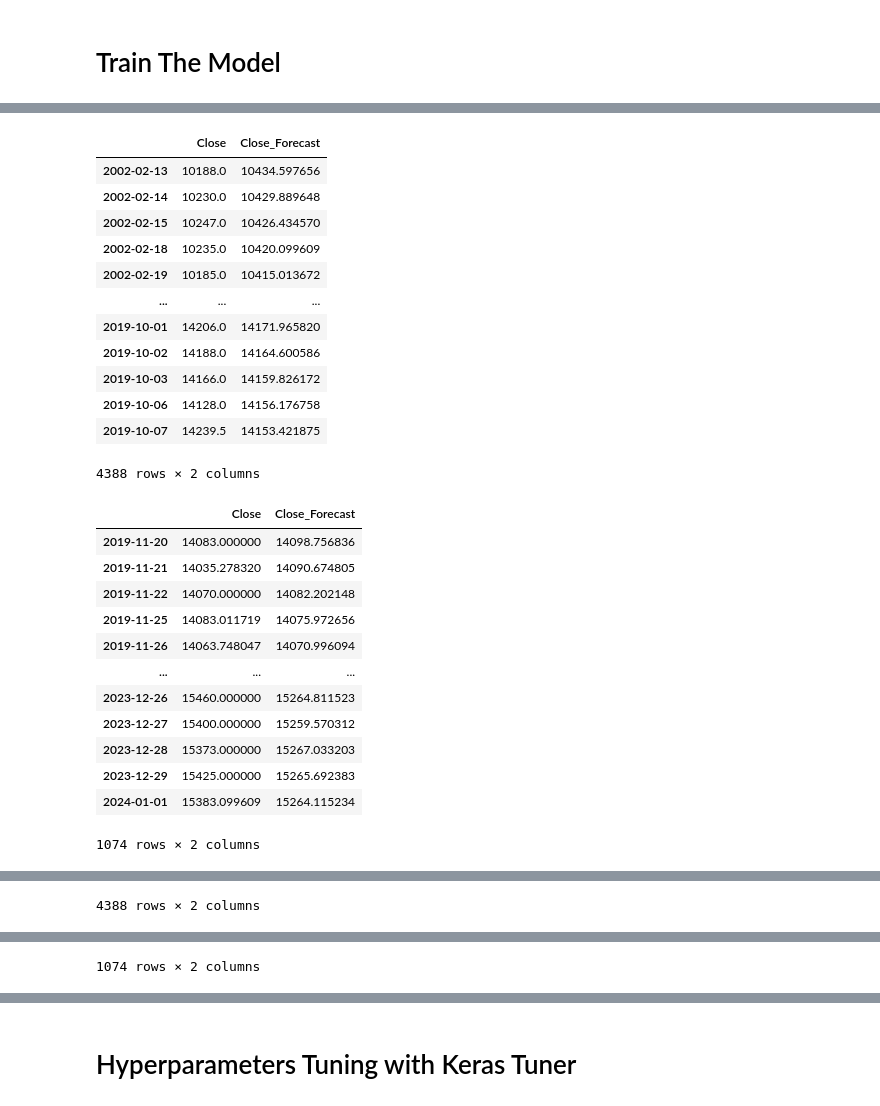
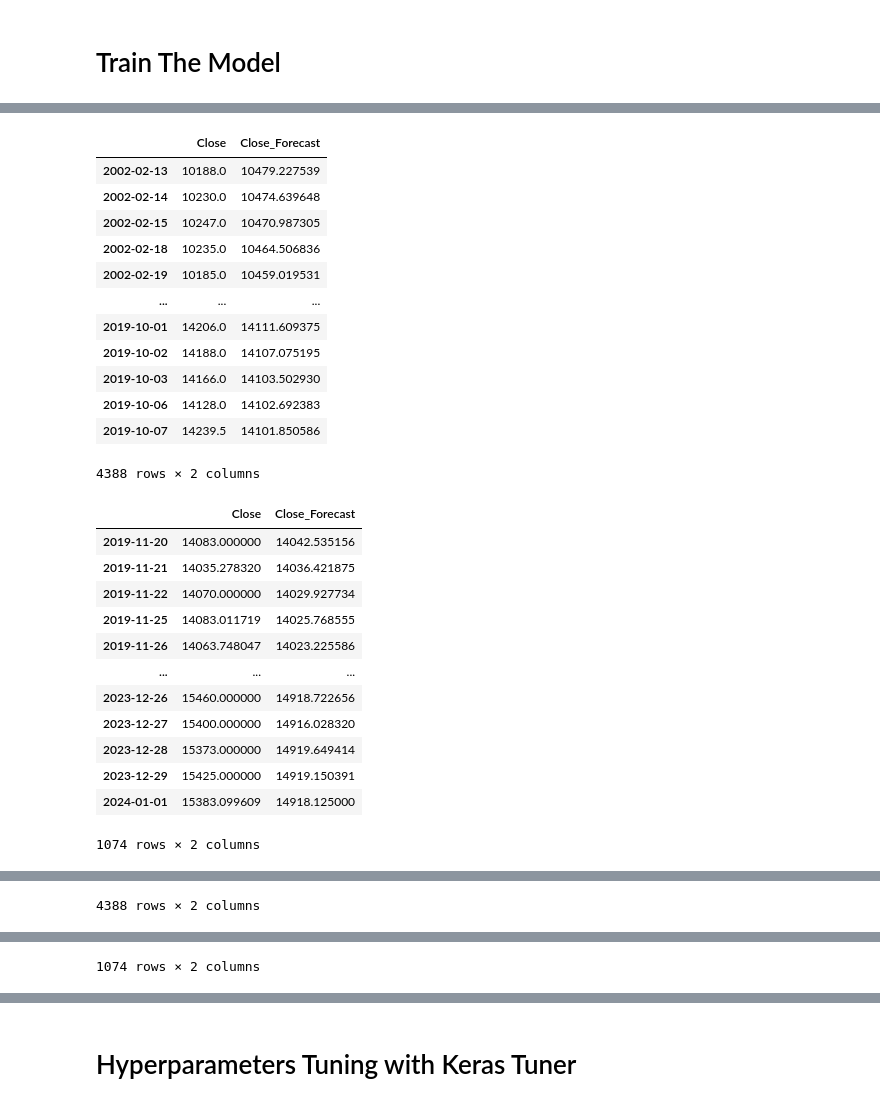
Before and after one commit to sayid-alt/usd_idr_exchange_prediction, a Jupyter notebook: Prediction_Analysis.ipynb, the cells around one changed output, grey strips where cells are left out. Saved outputs shown, nothing was run; the diff lists cells and outputs as text; code cells hidden in the pictures.

```diff
--- a/Prediction_Analysis.ipynb
+++ b/Prediction_Analysis.ipynb
@@ -569,20 +605,20 @@ Model: "functional_1"
 # %%
 # set Callbacks
 lr_reducer = tf.keras.callbacks.ReduceLROnPlateau(
-    monitor='val_mae',
+    monitor='val_rmse',
     factor=0.1,
     patience=5,
     verbose=3,
     mode='min',
     min_delta=0.00001,
     cooldown=0,
-    min_lr=0.0001,
+    min_lr=0.00001,
 )
 # %%
 # Fit the model
-history_lstm = model_lstm.fit(train_idrx,
+history_lstm = model_lstm.fit(train_windowed,
                          epochs=50,
-                         validation_data=valid_idrx,
+                         validation_data=valid_windowed,
                          batch_size=BATCH_SIZE, callbacks=[lr_reducer])
 # %% [output]
 Epoch 1/50
@@ -608,8 +644,8 @@ Epoch 50/50
 # %%
 # Fit the model
-history_gru = model_gru.fit(train_idrx,
+history_gru = model_gru.fit(train_windowed,
                          epochs=50,
-                         validation_data=valid_idrx,
+                         validation_data=valid_windowed,
                          batch_size=BATCH_SIZE, callbacks=[lr_reducer])
 # %% [output]
 Epoch 1/50
@@ -636,6 +672,8 @@ model_gru.save("gru_01.keras")
 def compare_forecast_on_df(history, series, windowed_series, save_csv: str = None):
     forecast = history.model.predict(windowed_series)
     forecast = scaler.inverse_transform(forecast)
+    forecast = np.mean(np.array(forecast), axis=1)
+    print(forecast.shape)
 
     forecast_df = pd.DataFrame(series['Close'][WINDOW_SIZE:])
     forecast_df['Close_Forecast'] = forecast
@@ -644,11 +682,11 @@ def compare_forecast_on_df(history, series, windowed_series, save_csv: str = Non
         forecast_df.to_csv(save_csv)
     return forecast_df
 # %%
-forecast_lstm_train_df = compare_forecast_on_df(history_lstm, train_series, train_idrx, save_csv='train_forecast_lstm.csv')
-forecast_lstm_valid_df = compare_forecast_on_df(history_lstm, valid_series, valid_idrx, save_csv='valid_forecast_lstm.csv')
+forecast_lstm_train_df = compare_forecast_on_df(history_lstm, train_series, train_windowed, save_csv='train_forecast_lstm.csv')
+forecast_lstm_valid_df = compare_forecast_on_df(history_lstm, valid_series, valid_windowed, save_csv='valid_forecast_lstm.csv')
 
-forecast_gru_train_df = compare_forecast_on_df(history_gru, train_series, train_idrx, save_csv='train_forecast_gru.csv')
-forecast_gru_valid_df = compare_forecast_on_df(history_gru, valid_series, valid_idrx, save_csv='valid_forecast_gru.csv')
+forecast_gru_train_df = compare_forecast_on_df(history_gru, train_series, train_windowed, save_csv='train_forecast_gru.csv')
+forecast_gru_valid_df = compare_forecast_on_df(history_gru, valid_series, valid_windowed, save_csv='valid_forecast_gru.csv')
 
 display(forecast_lstm_train_df)
 display(forecast_lstm_valid_df)
@@ -663,27 +706,27 @@ display(forecast_gru_valid_df)
 |  | Close | Close_Forecast |
-| 2002-02-13 | 10188.0 | 10434.597656 |
-| 2002-02-14 | 10230.0 | 10429.889648 |
-| 2002-02-15 | 10247.0 | 10426.434570 |
-| 2002-02-18 | 10235.0 | 10420.099609 |
-| 2002-02-19 | 10185.0 | 10415.013672 |
+| 2002-02-13 | 10188.0 | 10479.227539 |
+| 2002-02-14 | 10230.0 | 10474.639648 |
+| 2002-02-15 | 10247.0 | 10470.987305 |
+| 2002-02-18 | 10235.0 | 10464.506836 |
+| 2002-02-19 | 10185.0 | 10459.019531 |
 | ... | ... | ... |
-| 2019-10-01 | 14206.0 | 14171.965820 |
-| 2019-10-02 | 14188.0 | 14164.600586 |
-| 2019-10-03 | 14166.0 | 14159.826172 |
-| 2019-10-06 | 14128.0 | 14156.176758 |
-| 2019-10-07 | 14239.5 | 14153.421875 |
+| 2019-10-01 | 14206.0 | 14111.609375 |
+| 2019-10-02 | 14188.0 | 14107.075195 |
+| 2019-10-03 | 14166.0 | 14103.502930 |
+| 2019-10-06 | 14128.0 | 14102.692383 |
+| 2019-10-07 | 14239.5 | 14101.850586 |
 4388 rows × 2 columns
 |  | Close | Close_Forecast |
-| 2019-11-20 | 14083.000000 | 14098.756836 |
-| 2019-11-21 | 14035.278320 | 14090.674805 |
-| 2019-11-22 | 14070.000000 | 14082.202148 |
-| 2019-11-25 | 14083.011719 | 14075.972656 |
-| 2019-11-26 | 14063.748047 | 14070.996094 |
+| 2019-11-20 | 14083.000000 | 14042.535156 |
+| 2019-11-21 | 14035.278320 | 14036.421875 |
+| 2019-11-22 | 14070.000000 | 14029.927734 |
+| 2019-11-25 | 14083.011719 | 14025.768555 |
+| 2019-11-26 | 14063.748047 | 14023.225586 |
 | ... | ... | ... |
-| 2023-12-26 | 15460.000000 | 15264.811523 |
-| 2023-12-27 | 15400.000000 | 15259.570312 |
-| 2023-12-28 | 15373.000000 | 15267.033203 |
-| 2023-12-29 | 15425.000000 | 15265.692383 |
-| 2024-01-01 | 15383.099609 | 15264.115234 |
+| 2023-12-26 | 15460.000000 | 14918.722656 |
+| 2023-12-27 | 15400.000000 | 14916.028320 |
+| 2023-12-28 | 15373.000000 | 14919.649414 |
+| 2023-12-29 | 15425.000000 | 14919.150391 |
+| 2024-01-01 | 15383.099609 | 14918.125000 |
 1074 rows × 2 columns
 |  | Close | Close_Forecast |
```
Also changed, not shown: parts of 46 cells of this notebook.
